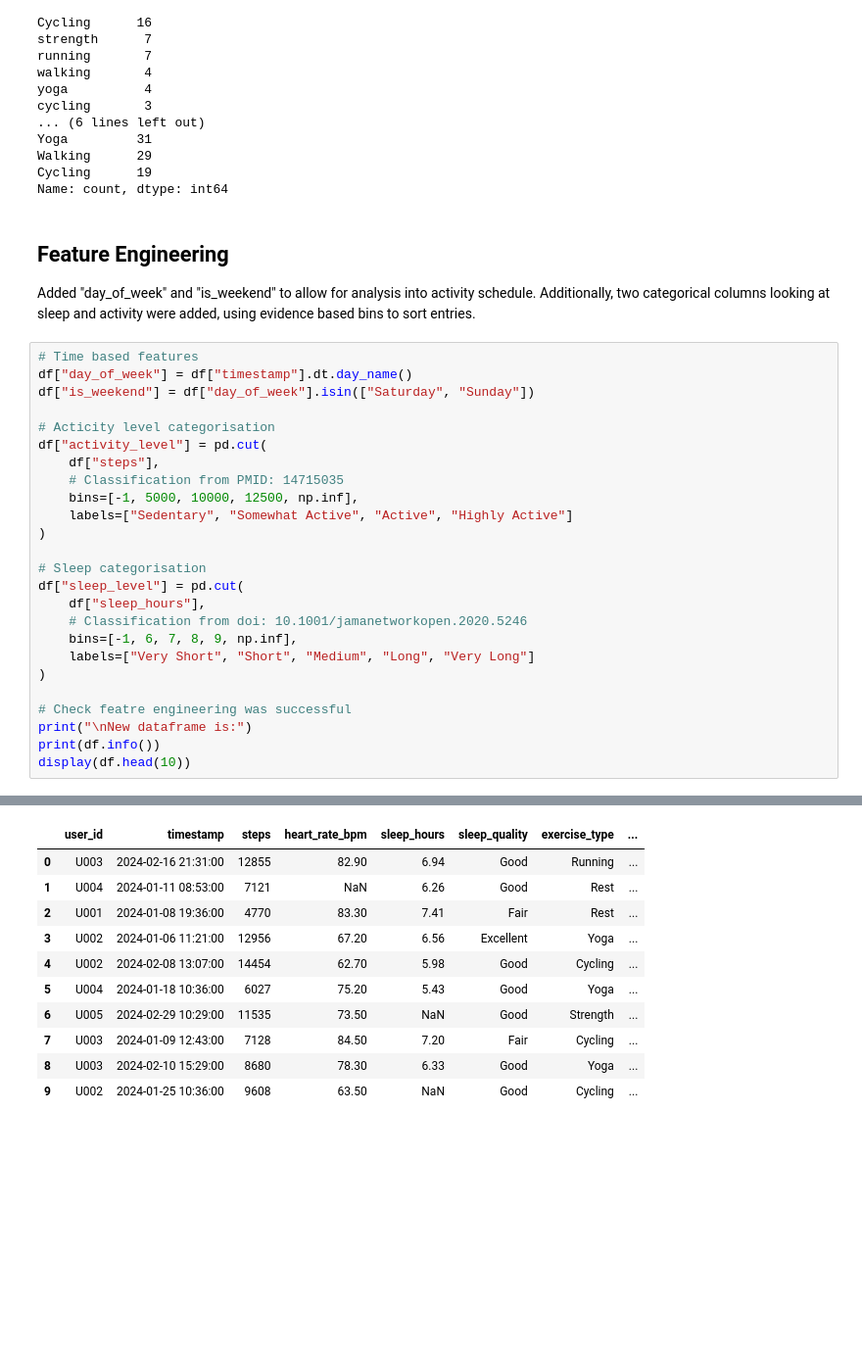
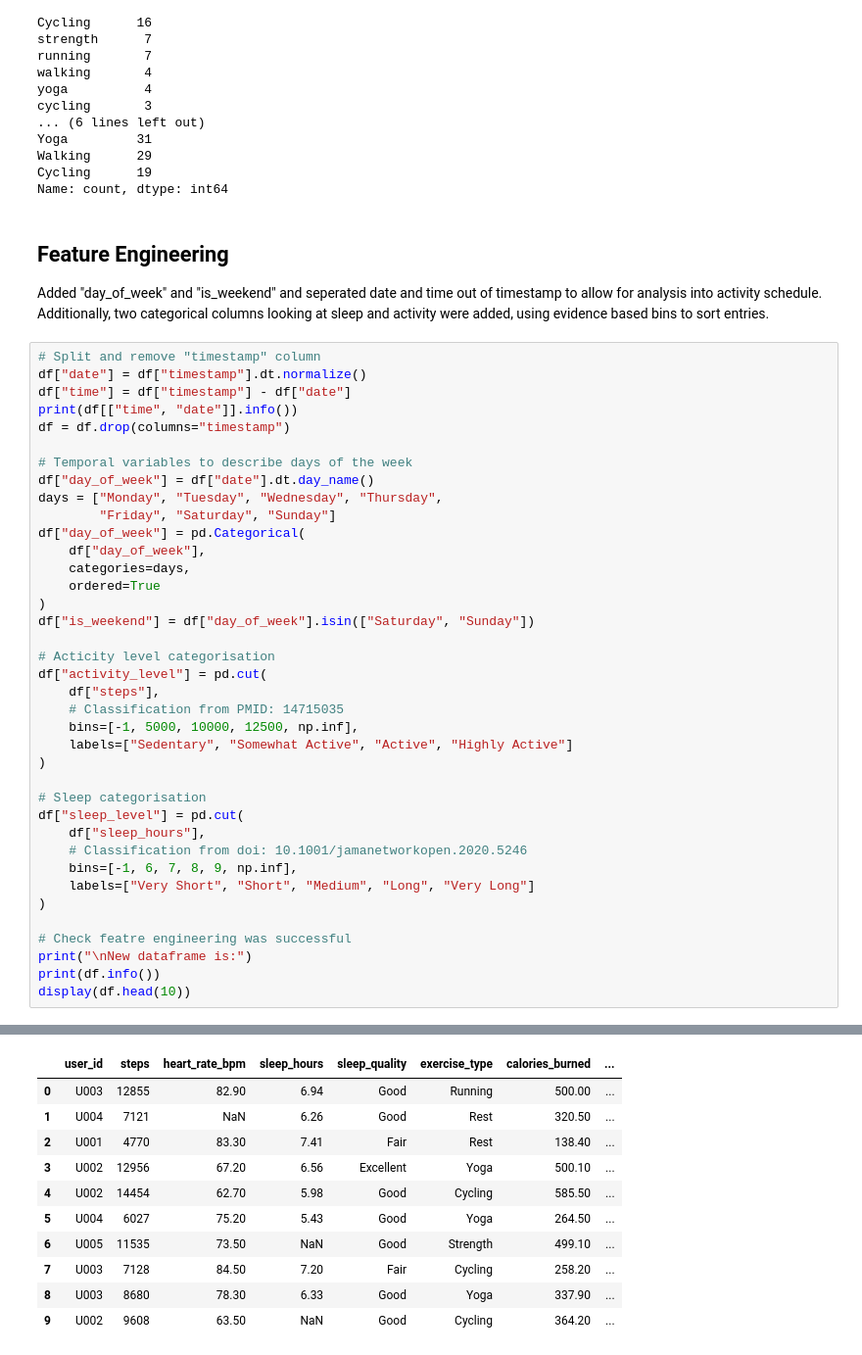
Before and after one commit to JacobReid108/Project, a Jupyter notebook: analysis.ipynb, the cells around one changed output, grey strips where cells are left out. Shown at 98% size. Cells and saved outputs as stored; diff of their text form; blank space fills up the shorter version.

Commit message:
Data analysis

```diff
--- a/analysis.ipynb
+++ b/analysis.ipynb
@@ -414,10 +415,23 @@ Name: count, dtype: int64
 # %% [markdown]
 ## Feature Engineering
 
-Added "day_of_week" and "is_weekend" to allow for analysis into activity schedule. Additionally, two categorical columns looking at sleep and activity were added, using evidence based bins to sort entries.
+Added "day_of_week" and "is_weekend" and seperated date and time out of timestamp to allow for analysis into activity schedule. Additionally, two categorical columns looking at sleep and activity were added, using evidence based bins to sort entries.
 # %%
-# Time based features
-df["day_of_week"] = df["timestamp"].dt.day_name()
+# Split and remove "timestamp" column
+df["date"] = df["timestamp"].dt.normalize()
+df["time"] = df["timestamp"] - df["date"]
+print(df[["time", "date"]].info())
+df = df.drop(columns="timestamp")
+
+# Temporal variables to describe days of the week
+df["day_of_week"] = df["date"].dt.day_name()
+days = ["Monday", "Tuesday", "Wednesday", "Thursday",
+        "Friday", "Saturday", "Sunday"]
+df["day_of_week"] = pd.Categorical(
+    df["day_of_week"],
+    categories=days,
+    ordered=True
+)
 df["is_weekend"] = df["day_of_week"].isin(["Saturday", "Sunday"])
 
 # Acticity level categorisation
@@ -461,14 +475,14 @@ None
-|  | user_id | timestamp | steps | heart_rate_bpm | sleep_hours | sleep_quality | exercise_type | ... |
-| 0 | U003 | 2024-02-16 21:31:00 | 12855 | 82.90 | 6.94 | Good | Running | ... |
-| 1 | U004 | 2024-01-11 08:53:00 | 7121 | NaN | 6.26 | Good | Rest | ... |
-| 2 | U001 | 2024-01-08 19:36:00 | 4770 | 83.30 | 7.41 | Fair | Rest | ... |
-| 3 | U002 | 2024-01-06 11:21:00 | 12956 | 67.20 | 6.56 | Excellent | Yoga | ... |
-| 4 | U002 | 2024-02-08 13:07:00 | 14454 | 62.70 | 5.98 | Good | Cycling | ... |
-| 5 | U004 | 2024-01-18 10:36:00 | 6027 | 75.20 | 5.43 | Good | Yoga | ... |
-| 6 | U005 | 2024-02-29 10:29:00 | 11535 | 73.50 | NaN | Good | Strength | ... |
-| 7 | U003 | 2024-01-09 12:43:00 | 7128 | 84.50 | 7.20 | Fair | Cycling | ... |
-| 8 | U003 | 2024-02-10 15:29:00 | 8680 | 78.30 | 6.33 | Good | Yoga | ... |
-| 9 | U002 | 2024-01-25 10:36:00 | 9608 | 63.50 | NaN | Good | Cycling | ... |
+|  | user_id | steps | heart_rate_bpm | sleep_hours | sleep_quality | exercise_type | calories_burned | ... |
+| 0 | U003 | 12855 | 82.90 | 6.94 | Good | Running | 500.00 | ... |
+| 1 | U004 | 7121 | NaN | 6.26 | Good | Rest | 320.50 | ... |
+| 2 | U001 | 4770 | 83.30 | 7.41 | Fair | Rest | 138.40 | ... |
+| 3 | U002 | 12956 | 67.20 | 6.56 | Excellent | Yoga | 500.10 | ... |
+| 4 | U002 | 14454 | 62.70 | 5.98 | Good | Cycling | 585.50 | ... |
+| 5 | U004 | 6027 | 75.20 | 5.43 | Good | Yoga | 264.50 | ... |
+| 6 | U005 | 11535 | 73.50 | NaN | Good | Strength | 499.10 | ... |
+| 7 | U003 | 7128 | 84.50 | 7.20 | Fair | Cycling | 258.20 | ... |
+| 8 | U003 | 8680 | 78.30 | 6.33 | Good | Yoga | 337.90 | ... |
+| 9 | U002 | 9608 | 63.50 | NaN | Good | Cycling | 364.20 | ... |
 # %% [markdown]
 # Data Analysis
 
```
Also changed, not shown: parts of 5 cells of this notebook.
